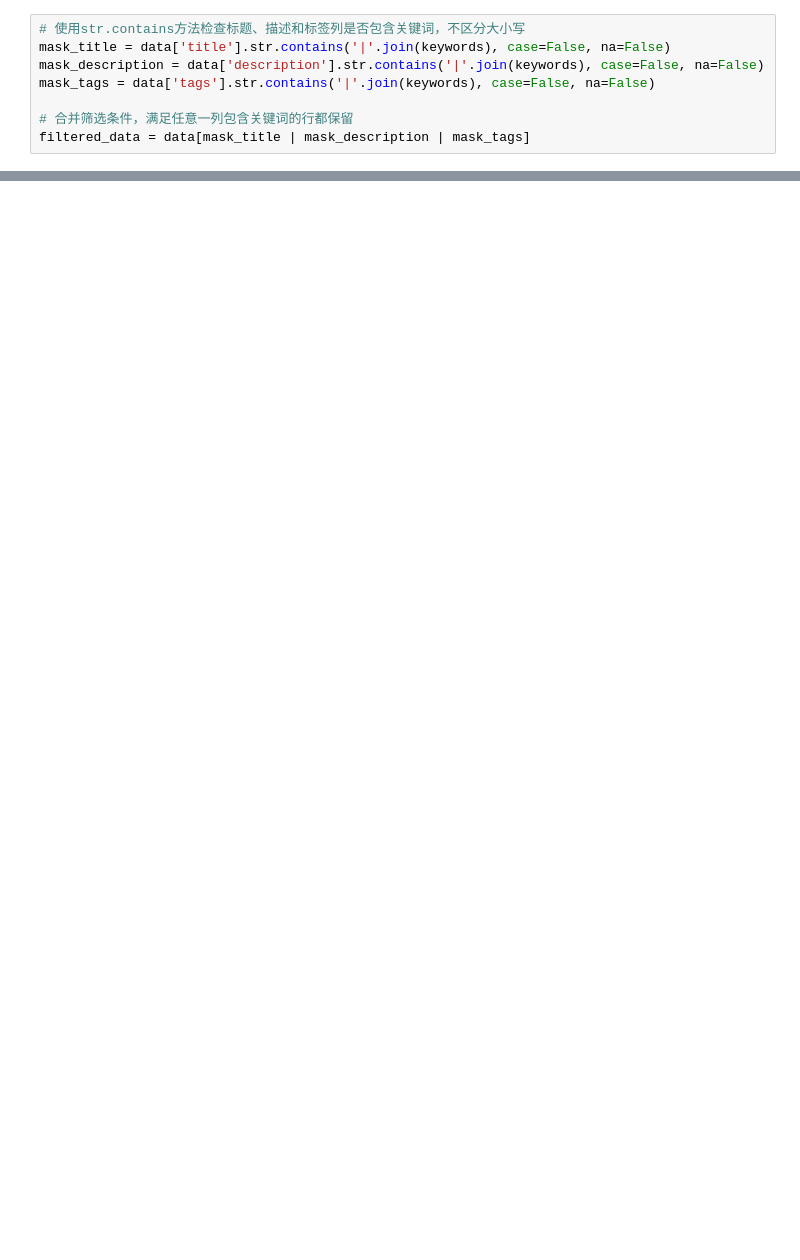
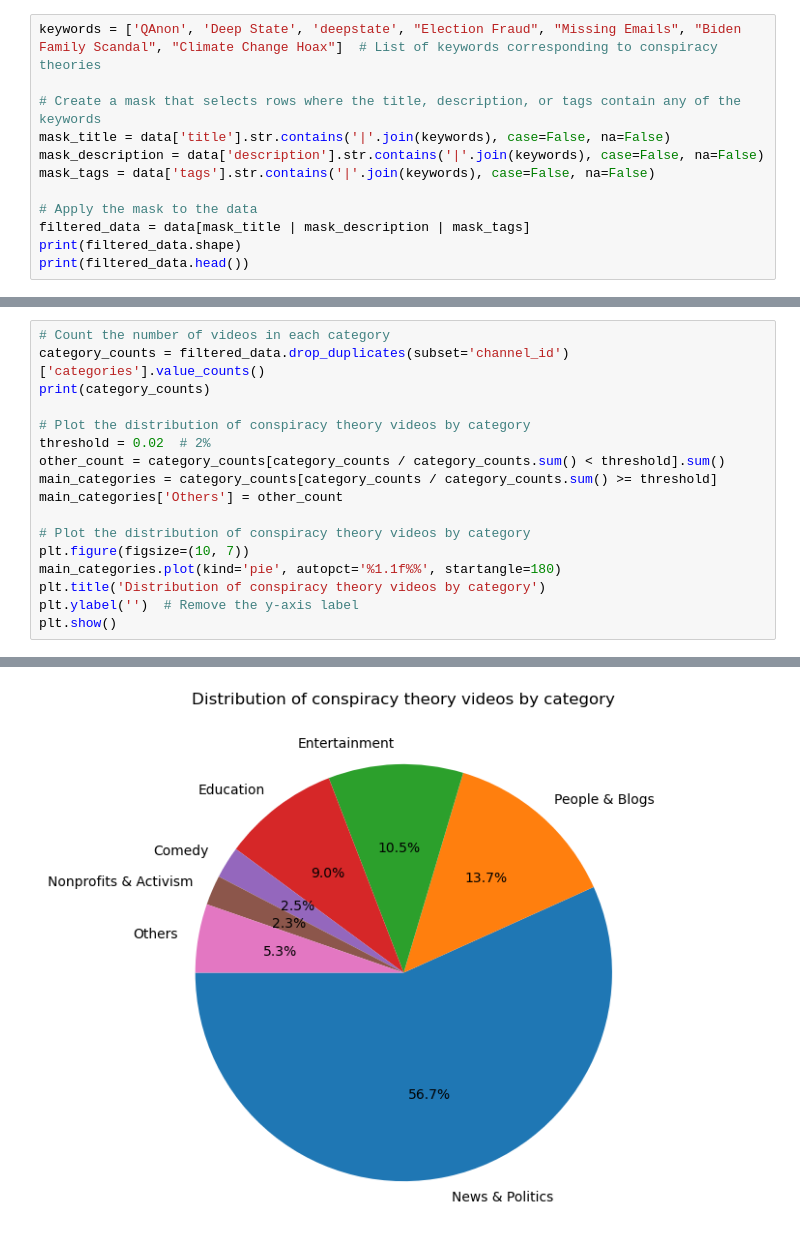
Before and after one commit to epfl-ada/ada-2024-project-kungfucooking, a Jupyter notebook: filter.ipynb, the cells around one changed output, grey strips where cells are left out. Drawn from its saved outputs; the diff is of its cells as text; blank space fills up the shorter version.

```diff
--- a/filter.ipynb
+++ b/filter.ipynb
@@ -9,8 +27,12 @@ keywords =['QAnon', 'Deep State', 'deepstate', 'conspiracy']
 # %%
-# 使用str.contains方法检查标题、描述和标签列是否包含关键词，不区分大小写
+keywords = ['QAnon', 'Deep State', 'deepstate', "Election Fraud", "Missing Emails", "Biden Family Scandal", "Climate Change Hoax"]  # List of keywords corresponding to conspiracy theories
+
+# Create a mask that selects rows where the title, description, or tags contain any of the keywords
 mask_title = data['title'].str.contains('|'.join(keywords), case=False, na=False)
 mask_description = data['description'].str.contains('|'.join(keywords), case=False, na=False)
 mask_tags = data['tags'].str.contains('|'.join(keywords), case=False, na=False)
 
-# 合并筛选条件，满足任意一列包含关键词的行都保留
+# Apply the mask to the data
 filtered_data = data[mask_title | mask_description | mask_tags]
+print(filtered_data.shape)
+print(filtered_data.head())
@@ -20 +59,19 @@ print(filtered_data.shape)
 filtered_data.to_json('./yt_metadata_filtered_conspiracy.jsonl', orient='records', lines=True)
+# %%
+# Count the number of videos in each category
+category_counts = filtered_data.drop_duplicates(subset='channel_id')['categories'].value_counts()
+print(category_counts)
+
+# Plot the distribution of conspiracy theory videos by category
+threshold = 0.02  # 2%
+other_count = category_counts[category_counts / category_counts.sum() < threshold].sum()
+main_categories = category_counts[category_counts / category_counts.sum() >= threshold]
+main_categories['Others'] = other_count
+
+# Plot the distribution of conspiracy theory videos by category
+plt.figure(figsize=(10, 7))
+main_categories.plot(kind='pie', autopct='%1.1f%%', startangle=180)
+plt.title('Distribution of conspiracy theory videos by category')
+plt.ylabel('')  # Remove the y-axis label
+plt.show()
+# %% [output]
@@ -20,0 +93 @@ filtered_data.to_json('./yt_metadata_filtered_conspiracy.jsonl', orient='records
+[figure, added]
```
Also changed, not shown: parts of 12 cells of this notebook.
